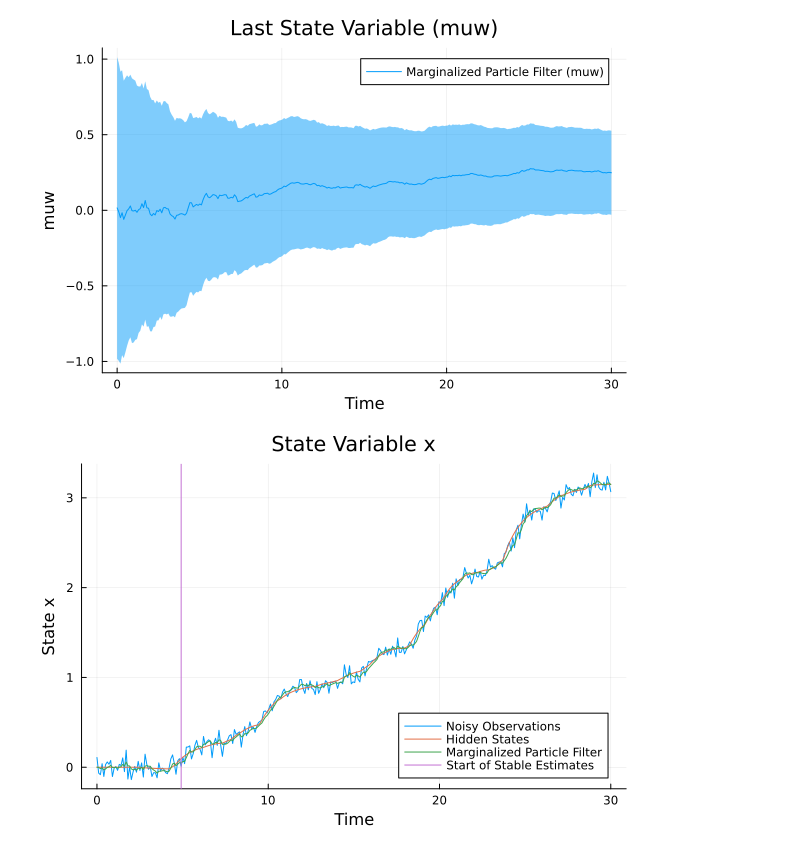
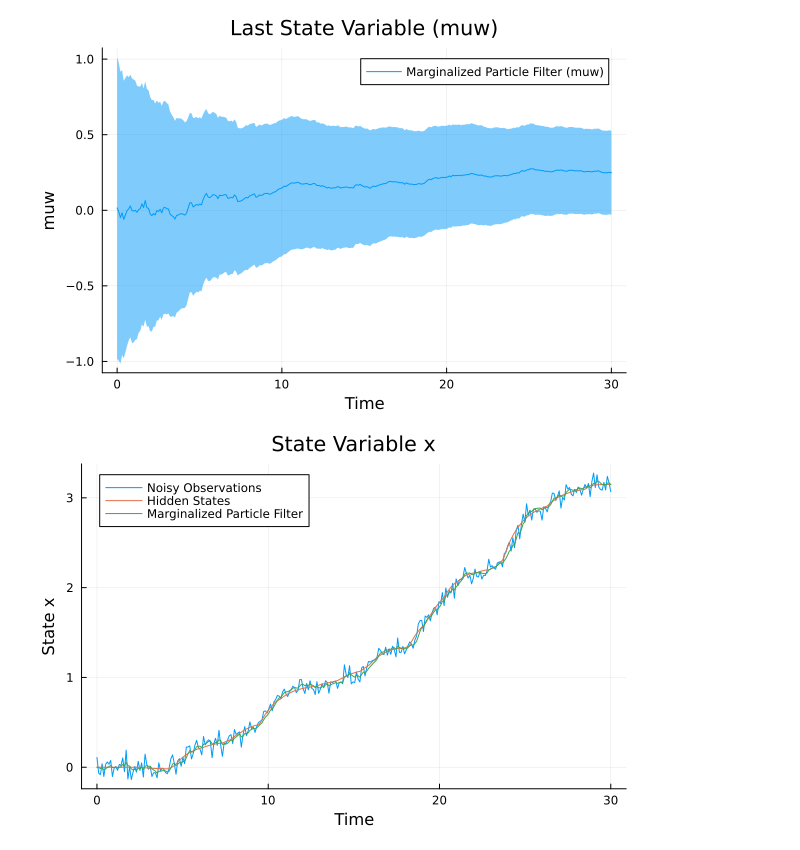
Before and after one commit to zhl24/IIB_Codes, a Jupyter notebook: Easter_Julia_Notebook.ipynb, the cells around one changed output. Cells and saved outputs as stored; diff of their text form; code cells hidden in the pictures.

```diff
--- a/Easter_Julia_Notebook.ipynb
+++ b/Easter_Julia_Notebook.ipynb
@@ -792,12 +792,11 @@ WARNING: replacing module Julia_Implementation.
 # %%
 # 绘制第一个状态变量及其不确定性范围
 plot(evaluation_points, Noisy_samples, label="Noisy Observations", title="State Variable x", xlabel="Time", ylabel="State x")
 plot!(evaluation_points, SDE_samples[1, :], label="Hidden States")
 #plot!(evaluation_points, state_xs, ribbon=std_devs_array[:, 1], label="Marginalized Particle Filter")
 plot!(evaluation_points, state_xs, label="Marginalized Particle Filter")
-vline!([evaluation_points[skip]], label="Start of Stable Estimates")
 # %% [output]
-[figure, old version]
+[figure, new version]
 # %%
 # 绘制第二个状态变量
 plot(evaluation_points, SDE_samples[2,:], label="Hidden States", title="State Variable dx/dt", xlabel="Time", ylabel="State dx/dt")
```
Also changed, not shown: parts of 1 cell of this notebook, 1 other file.
